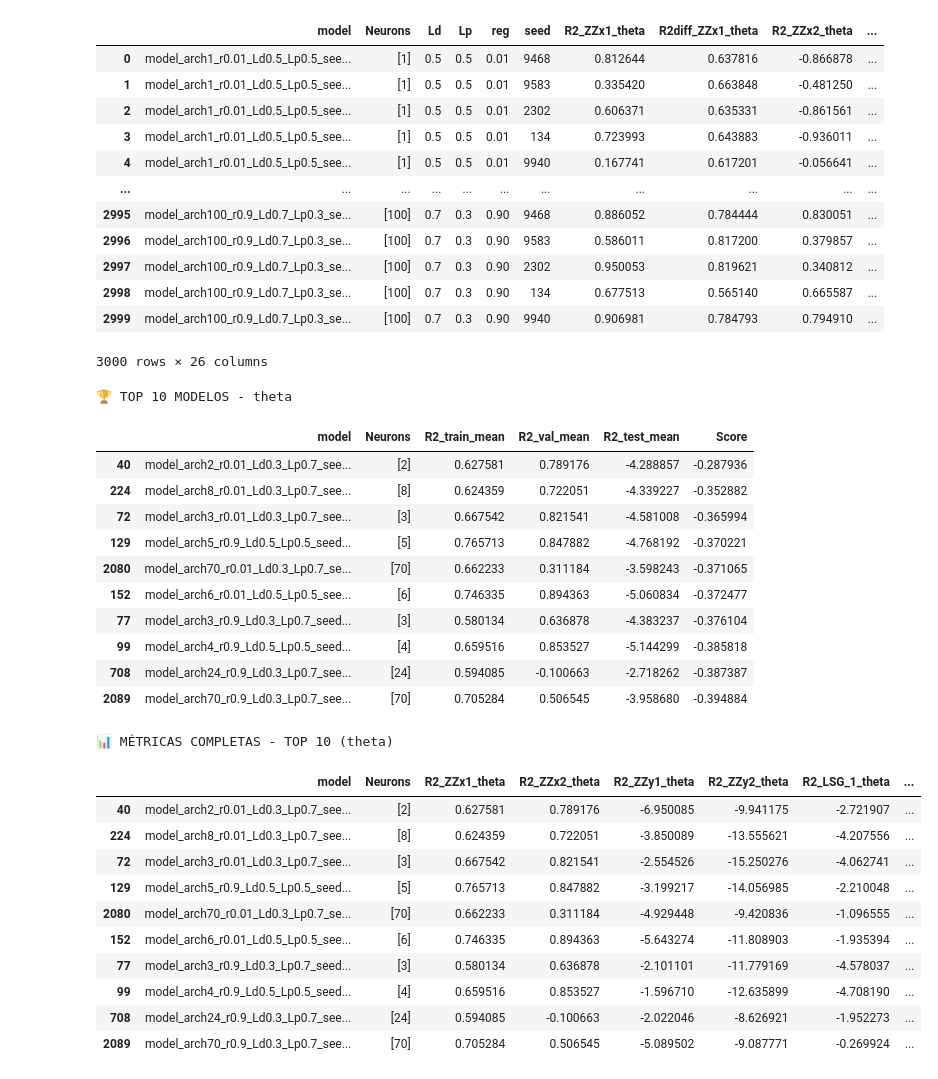
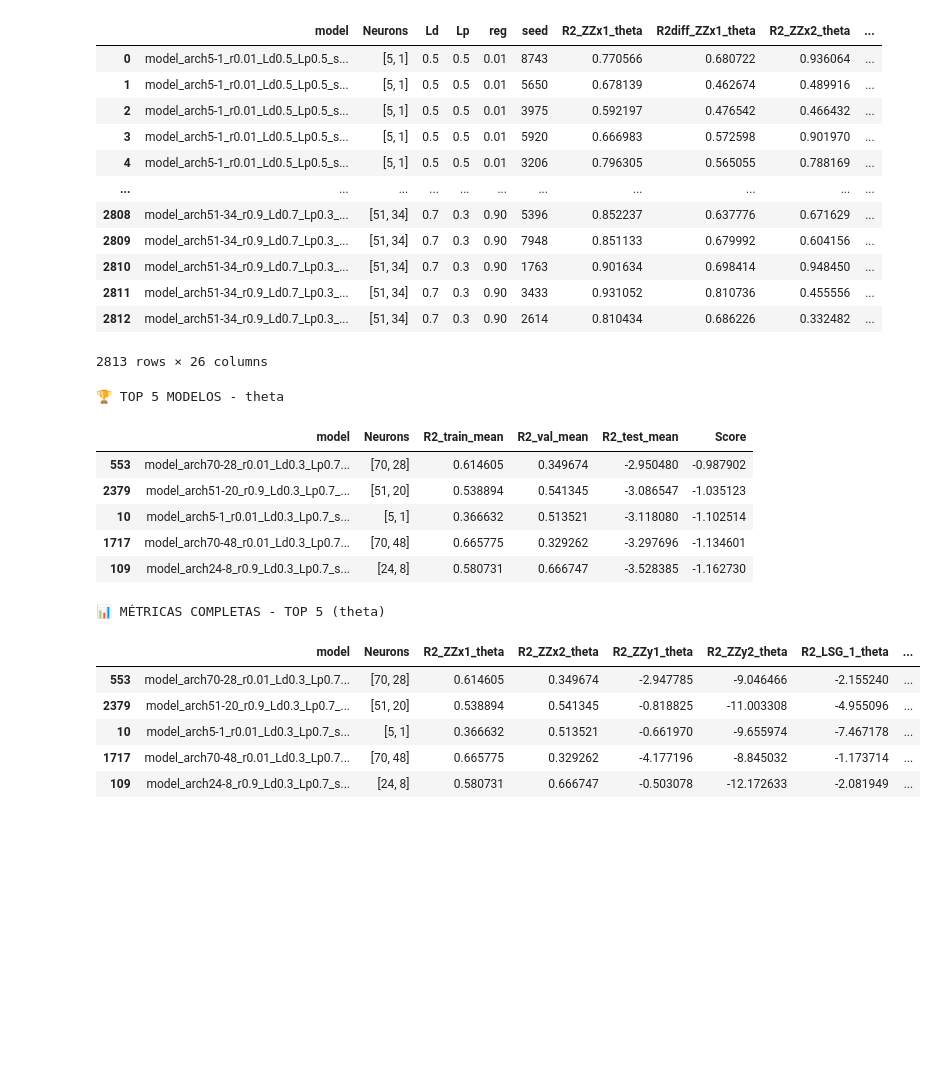
Before and after one commit to sarahmss/Ic-2026.2, a Jupyter notebook: 00-TrainRnns/tau-9/Theta/Analise.ipynb, the cells around one changed output. Cells and saved outputs as stored; diff of their text form; code cells hidden in the pictures; blank space fills up the shorter version.

```diff
--- a/00-TrainRnns/tau-9/Theta/Analise.ipynb
+++ b/00-TrainRnns/tau-9/Theta/Analise.ipynb
@@ -5,30 +5,30 @@ import numpy as np
 TARGETS = ["theta"]
 # %%
 results_1l = pd.read_excel("resultados-1l.xlsx")
-# results_2l = pd.read_excel("resultados-2l.xlsx")
+results_2l = pd.read_excel("resultados-2l.xlsx")
 # results_3l = pd.read_excel("resultados-3l.xlsx")
 
-# results = pd.concat(
-    # [results_1l, results_2l, results_3l],
-    # ignore_index=True
-# )
-results = results_1l
+results = pd.concat(
+[results_1l, results_2l],
+ignore_index=True
+)
+results = results_2l
 # %%
 results
 # %% [output]
 |  | model | Neurons | Ld | Lp | reg | seed | R2_ZZx1_theta | R2diff_ZZx1_theta | R2_ZZx2_theta | ... |
-| 0 | model_arch1_r0.01_Ld0.5_Lp0.5_see... | [1] | 0.5 | 0.5 | 0.01 | 9468 | 0.812644 | 0.637816 | -0.866878 | ... |
-| 1 | model_arch1_r0.01_Ld0.5_Lp0.5_see... | [1] | 0.5 | 0.5 | 0.01 | 9583 | 0.335420 | 0.663848 | -0.481250 | ... |
-| 2 | model_arch1_r0.01_Ld0.5_Lp0.5_see... | [1] | 0.5 | 0.5 | 0.01 | 2302 | 0.606371 | 0.635331 | -0.861561 | ... |
-| 3 | model_arch1_r0.01_Ld0.5_Lp0.5_see... | [1] | 0.5 | 0.5 | 0.01 | 134 | 0.723993 | 0.643883 | -0.936011 | ... |
-| 4 | model_arch1_r0.01_Ld0.5_Lp0.5_see... | [1] | 0.5 | 0.5 | 0.01 | 9940 | 0.167741 | 0.617201 | -0.056641 | ... |
+| 0 | model_arch5-1_r0.01_Ld0.5_Lp0.5_s... | [5, 1] | 0.5 | 0.5 | 0.01 | 8743 | 0.770566 | 0.680722 | 0.936064 | ... |
+| 1 | model_arch5-1_r0.01_Ld0.5_Lp0.5_s... | [5, 1] | 0.5 | 0.5 | 0.01 | 5650 | 0.678139 | 0.462674 | 0.489916 | ... |
+| 2 | model_arch5-1_r0.01_Ld0.5_Lp0.5_s... | [5, 1] | 0.5 | 0.5 | 0.01 | 3975 | 0.592197 | 0.476542 | 0.466432 | ... |
+| 3 | model_arch5-1_r0.01_Ld0.5_Lp0.5_s... | [5, 1] | 0.5 | 0.5 | 0.01 | 5920 | 0.666983 | 0.572598 | 0.901970 | ... |
+| 4 | model_arch5-1_r0.01_Ld0.5_Lp0.5_s... | [5, 1] | 0.5 | 0.5 | 0.01 | 3206 | 0.796305 | 0.565055 | 0.788169 | ... |
 | ... | ... | ... | ... | ... | ... | ... | ... | ... | ... | ... |
-| 2995 | model_arch100_r0.9_Ld0.7_Lp0.3_se... | [100] | 0.7 | 0.3 | 0.90 | 9468 | 0.886052 | 0.784444 | 0.830051 | ... |
-| 2996 | model_arch100_r0.9_Ld0.7_Lp0.3_se... | [100] | 0.7 | 0.3 | 0.90 | 9583 | 0.586011 | 0.817200 | 0.379857 | ... |
-| 2997 | model_arch100_r0.9_Ld0.7_Lp0.3_se... | [100] | 0.7 | 0.3 | 0.90 | 2302 | 0.950053 | 0.819621 | 0.340812 | ... |
-| 2998 | model_arch100_r0.9_Ld0.7_Lp0.3_se... | [100] | 0.7 | 0.3 | 0.90 | 134 | 0.677513 | 0.565140 | 0.665587 | ... |
-| 2999 | model_arch100_r0.9_Ld0.7_Lp0.3_se... | [100] | 0.7 | 0.3 | 0.90 | 9940 | 0.906981 | 0.784793 | 0.794910 | ... |
+| 2808 | model_arch51-34_r0.9_Ld0.7_Lp0.3_... | [51, 34] | 0.7 | 0.3 | 0.90 | 5396 | 0.852237 | 0.637776 | 0.671629 | ... |
+| 2809 | model_arch51-34_r0.9_Ld0.7_Lp0.3_... | [51, 34] | 0.7 | 0.3 | 0.90 | 7948 | 0.851133 | 0.679992 | 0.604156 | ... |
+| 2810 | model_arch51-34_r0.9_Ld0.7_Lp0.3_... | [51, 34] | 0.7 | 0.3 | 0.90 | 1763 | 0.901634 | 0.698414 | 0.948450 | ... |
+| 2811 | model_arch51-34_r0.9_Ld0.7_Lp0.3_... | [51, 34] | 0.7 | 0.3 | 0.90 | 3433 | 0.931052 | 0.810736 | 0.455556 | ... |
+| 2812 | model_arch51-34_r0.9_Ld0.7_Lp0.3_... | [51, 34] | 0.7 | 0.3 | 0.90 | 2614 | 0.810434 | 0.686226 | 0.332482 | ... |
-3000 rows × 26 columns
+2813 rows × 26 columns
 # %%
 # 🔹 categorização dos sets (baseada nos comentários originais)
 
@@ -50,11 +50,11 @@ def col_name(s, target):
     return f"R2_{s.replace('-', '_')}_{target}"
 
 best_models_tables = {}
-N = 10  # top modelos
+N = 5  # top modelos
 
-w_val = 0.4
-w_train = 0.4
-w_test = 0.1
+w_val = 0.33
+w_train = 0.33
+w_test = 0.33
 
 for target in TARGETS:
 
@@ -101,53 +101,43 @@ for target in TARGETS:
         w_test  * df["R2_test_mean"]
         - 0.1 * df["R2_std"]   # penaliza inconsistência
     )
 
     # =========================
     # 🔹 ORDENAÇÃO
     # =========================
     df_sorted = df.sort_values(by="Score", ascending=False)
     best_models_tables[target] = df_sorted
 
     # =========================
     # 🔹 TOP N RESUMO
     # =========================
     print(f"\n🏆 TOP {N} MODELOS - {target}")
     display(df_sorted[
         ["model", "Neurons", "R2_train_mean", "R2_val_mean", "R2_test_mean", "Score"]
     ].head(N))
 
     top_df = df_sorted.head(N).copy()
 
     final_cols = ["model", "Neurons"] + r2_all_cols + [
         "R2_train_mean", "R2_val_mean", "R2_test_mean", "Score"
     ]
     final_table = top_df[final_cols]
 
     print(f"\n📊 MÉTRICAS COMPLETAS - TOP {N} ({target})")
     display(final_table)
 # %% [output]
-🏆 TOP 10 MODELOS - theta
+🏆 TOP 5 MODELOS - theta
 |  | model | Neurons | R2_train_mean | R2_val_mean | R2_test_mean | Score |
-| 40 | model_arch2_r0.01_Ld0.3_Lp0.7_see... | [2] | 0.627581 | 0.789176 | -4.288857 | -0.287936 |
-| 224 | model_arch8_r0.01_Ld0.3_Lp0.7_see... | [8] | 0.624359 | 0.722051 | -4.339227 | -0.352882 |
-| 72 | model_arch3_r0.01_Ld0.3_Lp0.7_see... | [3] | 0.667542 | 0.821541 | -4.581008 | -0.365994 |
-| 129 | model_arch5_r0.9_Ld0.5_Lp0.5_seed... | [5] | 0.765713 | 0.847882 | -4.768192 | -0.370221 |
-| 2080 | model_arch70_r0.01_Ld0.3_Lp0.7_se... | [70] | 0.662233 | 0.311184 | -3.598243 | -0.371065 |
-| 152 | model_arch6_r0.01_Ld0.5_Lp0.5_see... | [6] | 0.746335 | 0.894363 | -5.060834 | -0.372477 |
-| 77 | model_arch3_r0.9_Ld0.3_Lp0.7_seed... | [3] | 0.580134 | 0.636878 | -4.383237 | -0.376104 |
-| 99 | model_arch4_r0.9_Ld0.5_Lp0.5_seed... | [4] | 0.659516 | 0.853527 | -5.144299 | -0.385818 |
-| 708 | model_arch24_r0.9_Ld0.3_Lp0.7_see... | [24] | 0.594085 | -0.100663 | -2.718262 | -0.387387 |
-| 2089 | model_arch70_r0.9_Ld0.3_Lp0.7_see... | [70] | 0.705284 | 0.506545 | -3.958680 | -0.394884 |
+| 553 | model_arch70-28_r0.01_Ld0.3_Lp0.7... | [70, 28] | 0.614605 | 0.349674 | -2.950480 | -0.987902 |
+| 2379 | model_arch51-20_r0.9_Ld0.3_Lp0.7_... | [51, 20] | 0.538894 | 0.541345 | -3.086547 | -1.035123 |
+| 10 | model_arch5-1_r0.01_Ld0.3_Lp0.7_s... | [5, 1] | 0.366632 | 0.513521 | -3.118080 | -1.102514 |
+| 1717 | model_arch70-48_r0.01_Ld0.3_Lp0.7... | [70, 48] | 0.665775 | 0.329262 | -3.297696 | -1.134601 |
+| 109 | model_arch24-8_r0.9_Ld0.3_Lp0.7_s... | [24, 8] | 0.580731 | 0.666747 | -3.528385 | -1.162730 |
-📊 MÉTRICAS COMPLETAS - TOP 10 (theta)
+📊 MÉTRICAS COMPLETAS - TOP 5 (theta)
 |  | model | Neurons | R2_ZZx1_theta | R2_ZZx2_theta | R2_ZZy1_theta | R2_ZZy2_theta | R2_LSG_1_theta | ... |
-| 40 | model_arch2_r0.01_Ld0.3_Lp0.7_see... | [2] | 0.627581 | 0.789176 | -6.950085 | -9.941175 | -2.721907 | ... |
-| 224 | model_arch8_r0.01_Ld0.3_Lp0.7_see... | [8] | 0.624359 | 0.722051 | -3.850089 | -13.555621 | -4.207556 | ... |
-| 72 | model_arch3_r0.01_Ld0.3_Lp0.7_see... | [3] | 0.667542 | 0.821541 | -2.554526 | -15.250276 | -4.062741 | ... |
-| 129 | model_arch5_r0.9_Ld0.5_Lp0.5_seed... | [5] | 0.765713 | 0.847882 | -3.199217 | -14.056985 | -2.210048 | ... |
-| 2080 | model_arch70_r0.01_Ld0.3_Lp0.7_se... | [70] | 0.662233 | 0.311184 | -4.929448 | -9.420836 | -1.096555 | ... |
-| 152 | model_arch6_r0.01_Ld0.5_Lp0.5_see... | [6] | 0.746335 | 0.894363 | -5.643274 | -11.808903 | -1.935394 | ... |
-| 77 | model_arch3_r0.9_Ld0.3_Lp0.7_seed... | [3] | 0.580134 | 0.636878 | -2.101101 | -11.779169 | -4.578037 | ... |
-| 99 | model_arch4_r0.9_Ld0.5_Lp0.5_seed... | [4] | 0.659516 | 0.853527 | -1.596710 | -12.635899 | -4.708190 | ... |
-| 708 | model_arch24_r0.9_Ld0.3_Lp0.7_see... | [24] | 0.594085 | -0.100663 | -2.022046 | -8.626921 | -1.952273 | ... |
-| 2089 | model_arch70_r0.9_Ld0.3_Lp0.7_see... | [70] | 0.705284 | 0.506545 | -5.089502 | -9.087771 | -0.269924 | ... |
+| 553 | model_arch70-28_r0.01_Ld0.3_Lp0.7... | [70, 28] | 0.614605 | 0.349674 | -2.947785 | -9.046466 | -2.155240 | ... |
+| 2379 | model_arch51-20_r0.9_Ld0.3_Lp0.7_... | [51, 20] | 0.538894 | 0.541345 | -0.818825 | -11.003308 | -4.955096 | ... |
+| 10 | model_arch5-1_r0.01_Ld0.3_Lp0.7_s... | [5, 1] | 0.366632 | 0.513521 | -0.661970 | -9.655974 | -7.467178 | ... |
+| 1717 | model_arch70-48_r0.01_Ld0.3_Lp0.7... | [70, 48] | 0.665775 | 0.329262 | -4.177196 | -8.845032 | -1.173714 | ... |
+| 109 | model_arch24-8_r0.9_Ld0.3_Lp0.7_s... | [24, 8] | 0.580731 | 0.666747 | -0.503078 | -12.172633 | -2.081949 | ... |
 # %%
```
Also changed, not shown: parts of 1 cell of this notebook, 47 other files.
